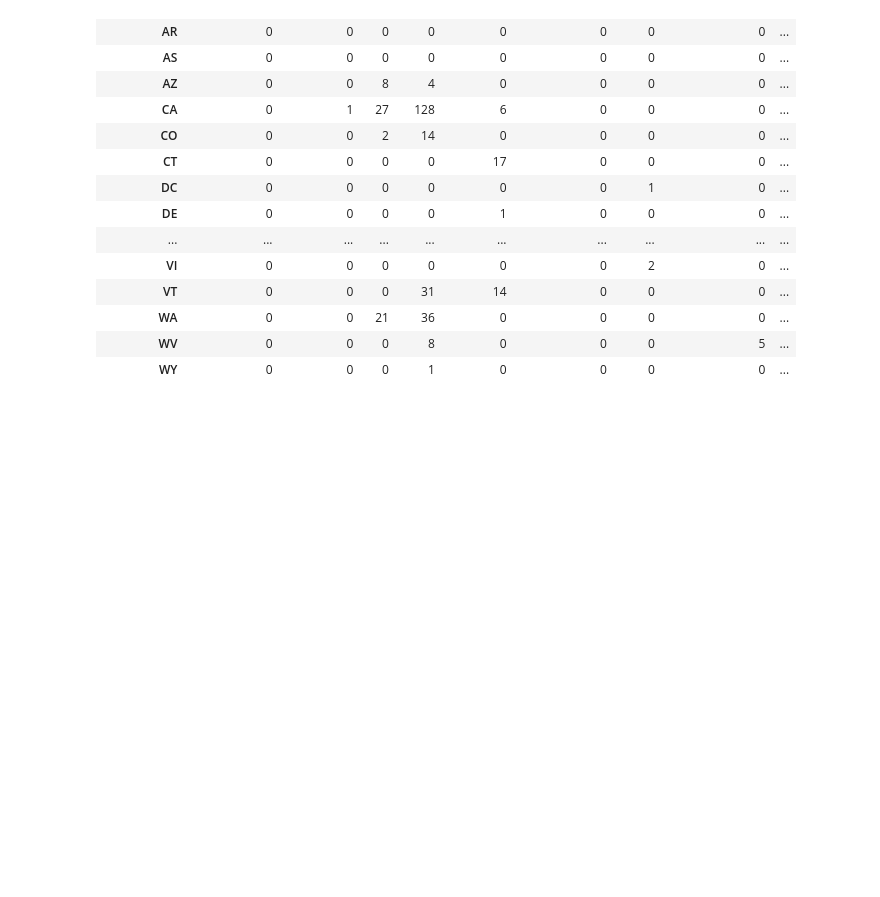
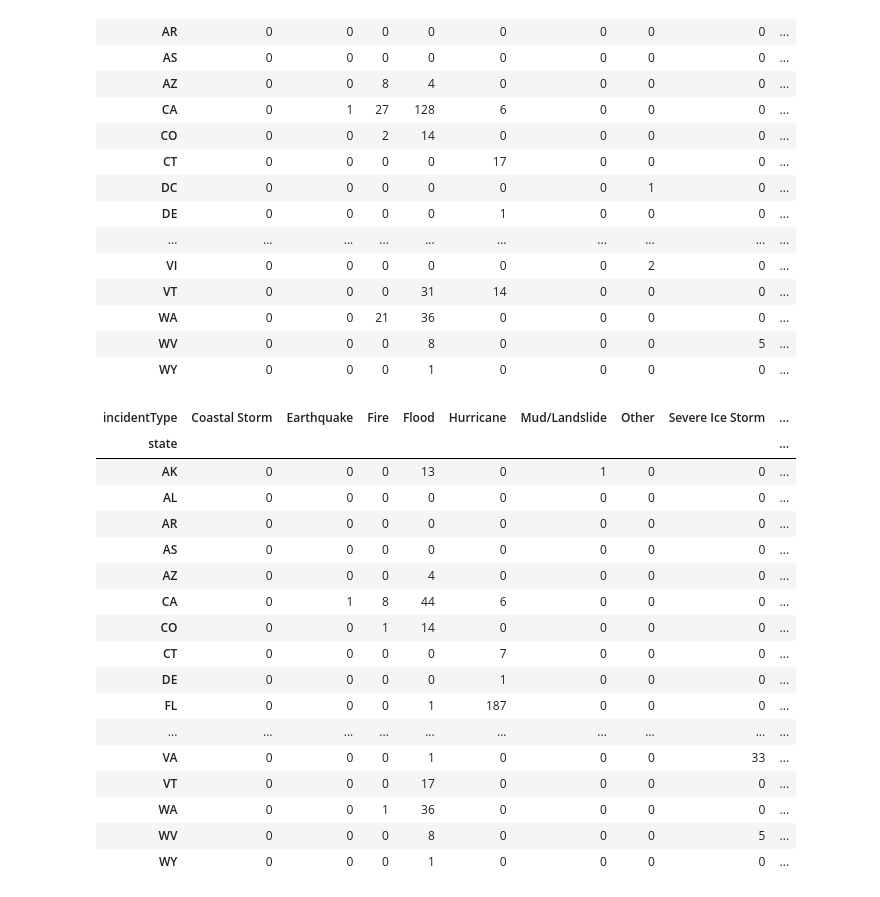
Before and after one commit to nicolepaul/openfema-analysis, a Jupyter notebook: get_declaration_data.ipynb, the cells around one changed output. Drawn from its saved outputs; the diff is of its cells as text; code cells hidden in the pictures; blank space fills up the shorter version.

Commit message:
add criteria for stats

```diff
--- a/get_declaration_data.ipynb
+++ b/get_declaration_data.ipynb
@@ -83,3 +83,36 @@ pv.style.format(fmt_str).background_gradient(
 | WA | 0 | 0 | 21 | 36 | 0 | 0 | 0 | 0 | ... |
 | WV | 0 | 0 | 0 | 8 | 0 | 0 | 0 | 5 | ... |
 | WY | 0 | 0 | 0 | 1 | 0 | 0 | 0 | 0 | ... |
+# %%
+# Limit to disaster declarations only
+criteria = records.disasterType == 'DR'
+pv = records[criteria].pivot_table(index='state', columns='incidentType', values='id', aggfunc='count', fill_value=0)
+
+# Style dictionary
+fmt_str = '{:,.0f}'
+fmt_clr = 'Greens'
+
+# Preview
+pv.style.format(fmt_str).background_gradient(
+    cmap=fmt_clr,
+    axis=1,
+)
+# %% [output]
+| incidentType | Coastal Storm | Earthquake | Fire | Flood | Hurricane | Mud/Landslide | Other | Severe Ice Storm | ... |
+| state |  |  |  |  |  |  |  |  | ... |
+| AK | 0 | 0 | 0 | 13 | 0 | 1 | 0 | 0 | ... |
+| AL | 0 | 0 | 0 | 0 | 0 | 0 | 0 | 0 | ... |
+| AR | 0 | 0 | 0 | 0 | 0 | 0 | 0 | 0 | ... |
+| AS | 0 | 0 | 0 | 0 | 0 | 0 | 0 | 0 | ... |
+| AZ | 0 | 0 | 0 | 4 | 0 | 0 | 0 | 0 | ... |
+| CA | 0 | 1 | 8 | 44 | 6 | 0 | 0 | 0 | ... |
+| CO | 0 | 0 | 1 | 14 | 0 | 0 | 0 | 0 | ... |
+| CT | 0 | 0 | 0 | 0 | 7 | 0 | 0 | 0 | ... |
+| DE | 0 | 0 | 0 | 0 | 1 | 0 | 0 | 0 | ... |
+| FL | 0 | 0 | 0 | 1 | 187 | 0 | 0 | 0 | ... |
+| ... | ... | ... | ... | ... | ... | ... | ... | ... | ... |
+| VA | 0 | 0 | 0 | 1 | 0 | 0 | 0 | 33 | ... |
+| VT | 0 | 0 | 0 | 17 | 0 | 0 | 0 | 0 | ... |
+| WA | 0 | 0 | 1 | 36 | 0 | 0 | 0 | 0 | ... |
+| WV | 0 | 0 | 0 | 8 | 0 | 0 | 0 | 5 | ... |
+| WY | 0 | 0 | 0 | 1 | 0 | 0 | 0 | 0 | ... |
```
Also changed, not shown: parts of 1 cell of this notebook, 1 other file.
